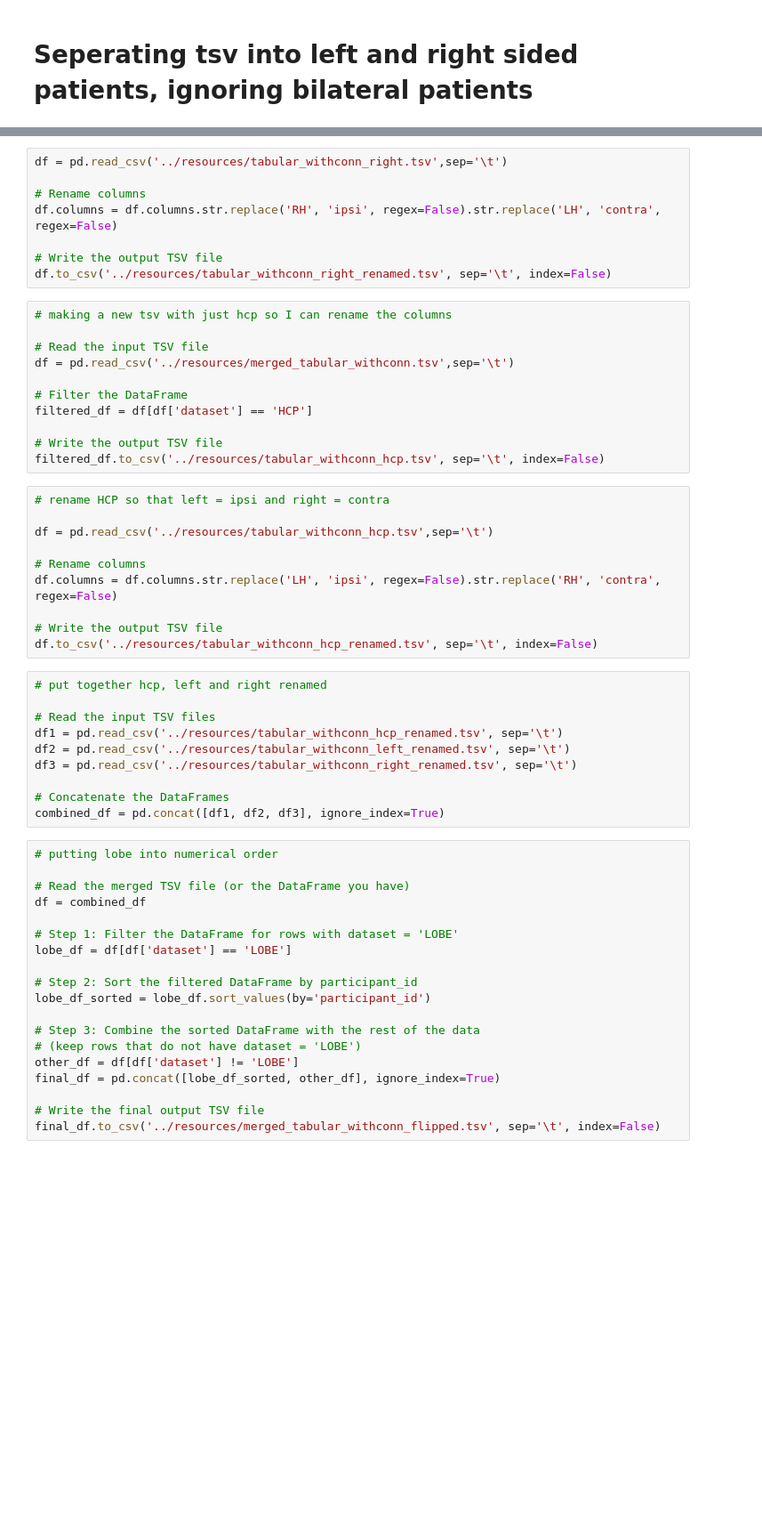
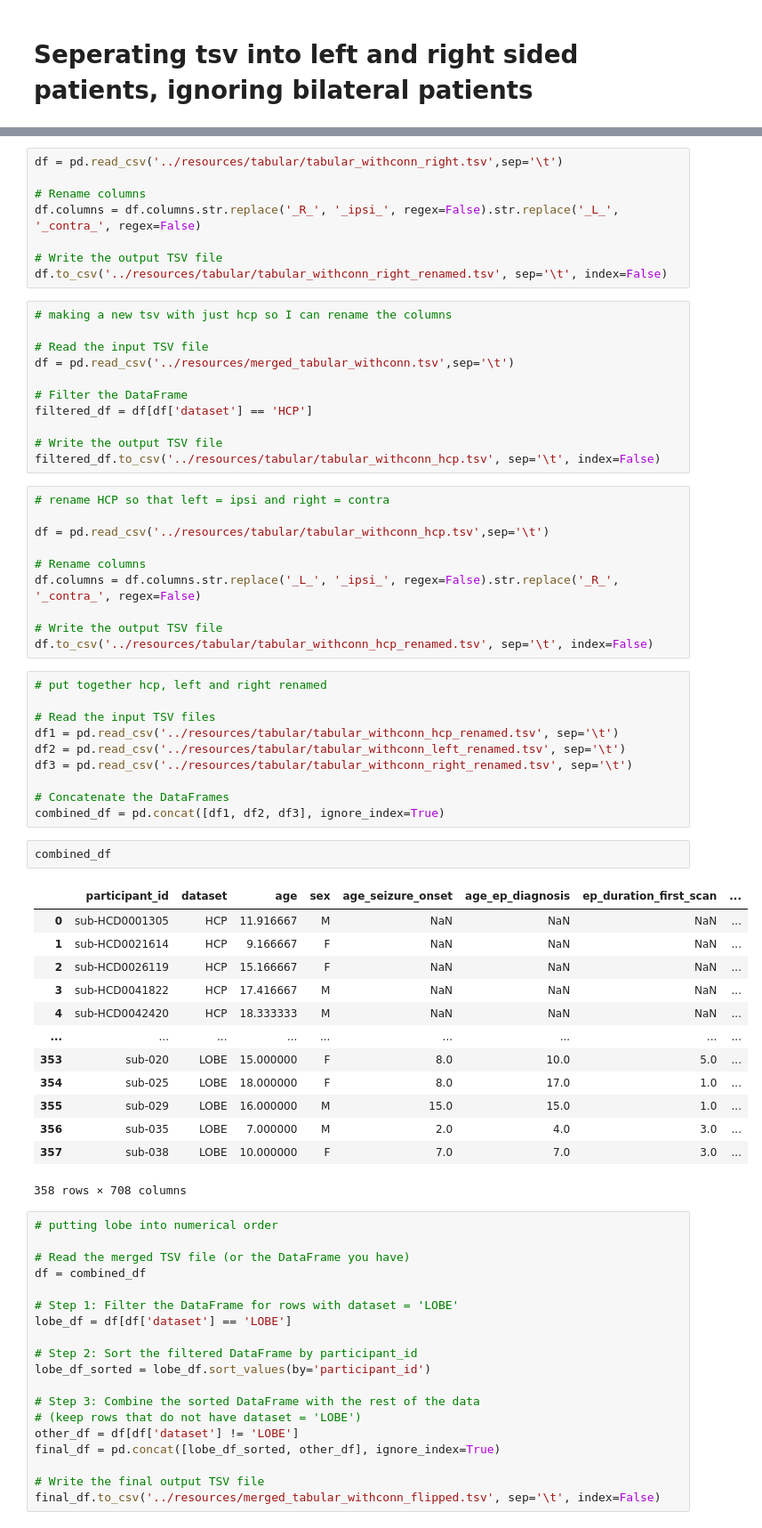
Before and after one commit to akhanf/LOBE_analysis, a Jupyter notebook: notebooks/scratch_flipping_hemis.ipynb, the cells around one changed output, grey strips where cells are left out. Shown at 89% size. Cells and saved outputs as stored; diff of their text form; blank space fills up the shorter version.

```diff
--- a/notebooks/scratch_flipping_hemis.ipynb
+++ b/notebooks/scratch_flipping_hemis.ipynb
@@ -31,11 +33,11 @@ df.to_csv('../resources/tabular_withconn_left_renamed.tsv', sep='\t', index=Fals
 # %%
-df = pd.read_csv('../resources/tabular_withconn_right.tsv',sep='\t')
+df = pd.read_csv('../resources/tabular/tabular_withconn_right.tsv',sep='\t')
 
 # Rename columns
-df.columns = df.columns.str.replace('RH', 'ipsi', regex=False).str.replace('LH', 'contra', regex=False)
+df.columns = df.columns.str.replace('_R_', '_ipsi_', regex=False).str.replace('_L_', '_contra_', regex=False)
 
 # Write the output TSV file
-df.to_csv('../resources/tabular_withconn_right_renamed.tsv', sep='\t', index=False)
+df.to_csv('../resources/tabular/tabular_withconn_right_renamed.tsv', sep='\t', index=False)
 # %%
 # making a new tsv with just hcp so I can rename the columns
 
@@ -46,27 +48,43 @@ df = pd.read_csv('../resources/merged_tabular_withconn.tsv',sep='\t')
 filtered_df = df[df['dataset'] == 'HCP']
 
 # Write the output TSV file
-filtered_df.to_csv('../resources/tabular_withconn_hcp.tsv', sep='\t', index=False)
+filtered_df.to_csv('../resources/tabular/tabular_withconn_hcp.tsv', sep='\t', index=False)
 # %%
 # rename HCP so that left = ipsi and right = contra
 
-df = pd.read_csv('../resources/tabular_withconn_hcp.tsv',sep='\t')
+df = pd.read_csv('../resources/tabular/tabular_withconn_hcp.tsv',sep='\t')
 
 # Rename columns
-df.columns = df.columns.str.replace('LH', 'ipsi', regex=False).str.replace('RH', 'contra', regex=False)
+df.columns = df.columns.str.replace('_L_', '_ipsi_', regex=False).str.replace('_R_', '_contra_', regex=False)
 
 # Write the output TSV file
-df.to_csv('../resources/tabular_withconn_hcp_renamed.tsv', sep='\t', index=False)
+df.to_csv('../resources/tabular/tabular_withconn_hcp_renamed.tsv', sep='\t', index=False)
 # %%
 # put together hcp, left and right renamed
 
 # Read the input TSV files
-df1 = pd.read_csv('../resources/tabular_withconn_hcp_renamed.tsv', sep='\t')
-df2 = pd.read_csv('../resources/tabular_withconn_left_renamed.tsv', sep='\t')
-df3 = pd.read_csv('../resources/tabular_withconn_right_renamed.tsv', sep='\t')
+df1 = pd.read_csv('../resources/tabular/tabular_withconn_hcp_renamed.tsv', sep='\t')
+df2 = pd.read_csv('../resources/tabular/tabular_withconn_left_renamed.tsv', sep='\t')
+df3 = pd.read_csv('../resources/tabular/tabular_withconn_right_renamed.tsv', sep='\t')
 
 # Concatenate the DataFrames
 combined_df = pd.concat([df1, df2, df3], ignore_index=True)
+# %%
+combined_df
+# %% [output]
+|  | participant_id | dataset | age | sex | age_seizure_onset | age_ep_diagnosis | ep_duration_first_scan | ... |
+| 0 | sub-HCD0001305 | HCP | 11.916667 | M | NaN | NaN | NaN | ... |
+| 1 | sub-HCD0021614 | HCP | 9.166667 | F | NaN | NaN | NaN | ... |
+| 2 | sub-HCD0026119 | HCP | 15.166667 | F | NaN | NaN | NaN | ... |
+| 3 | sub-HCD0041822 | HCP | 17.416667 | M | NaN | NaN | NaN | ... |
+| 4 | sub-HCD0042420 | HCP | 18.333333 | M | NaN | NaN | NaN | ... |
+| ... | ... | ... | ... | ... | ... | ... | ... | ... |
+| 353 | sub-020 | LOBE | 15.000000 | F | 8.0 | 10.0 | 5.0 | ... |
+| 354 | sub-025 | LOBE | 18.000000 | F | 8.0 | 17.0 | 1.0 | ... |
+| 355 | sub-029 | LOBE | 16.000000 | M | 15.0 | 15.0 | 1.0 | ... |
+| 356 | sub-035 | LOBE | 7.000000 | M | 2.0 | 4.0 | 3.0 | ... |
+| 357 | sub-038 | LOBE | 10.000000 | F | 7.0 | 7.0 | 3.0 | ... |
+358 rows × 708 columns
 # %%
 # putting lobe into numerical order
 
```
Also changed, not shown: parts of 14 cells of this notebook, 1 other file.
